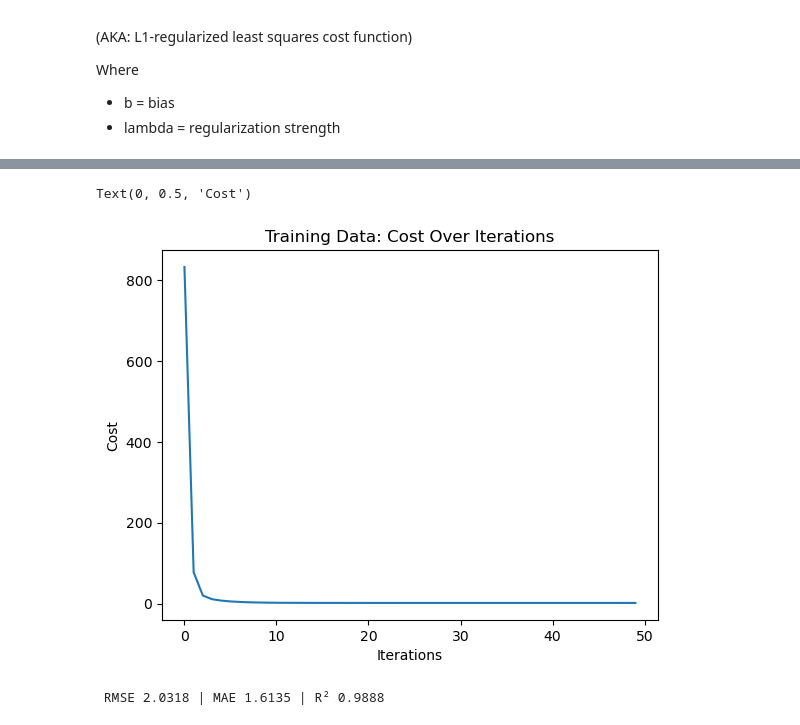
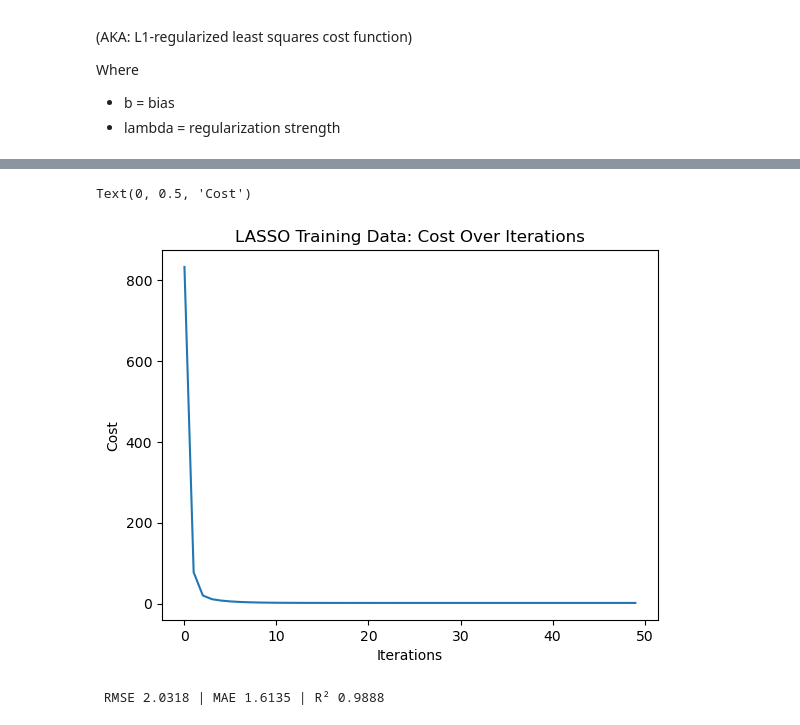
Before and after one commit to jebrown0/gradient_descent_scratch_p_project0, a Jupyter notebook: notebooks/multi_g_d_main.ipynb, the cells around one changed output, grey strips where cells are left out. Drawn from its saved outputs; the diff is of its cells as text; code cells hidden in the pictures.

```diff
--- a/notebooks/multi_g_d_main.ipynb
+++ b/notebooks/multi_g_d_main.ipynb
@@ -337,14 +389,14 @@ Conversion of Data to Numpy Arrays of Training
 train_feature_data = train_sp_df_clean[feature_columns]
 train_target_data = train_sp_df_clean['performance_index']
 
-X_train = train_feature_data.to_numpy()
-y_train = train_target_data.to_numpy()
+train_X = train_feature_data.to_numpy()
+train_y = train_target_data.to_numpy()
 
 
 
 test_feature_data = train_sp_df_clean[feature_columns]
 test_target_data = train_sp_df_clean['performance_index']
 
-X_test = test_feature_data.to_numpy()
-y_test = test_target_data.to_numpy()
+test_X = test_feature_data.to_numpy()
+test_y = test_target_data.to_numpy()
 # %%
@@ -445,15 +489,15 @@ Where
 # %%
 # In order to implement LASSO Regression from scratch, I will be creating a new function that is specifically designed around the advancement.
 
-def lasso_batch_gradient_descent(X, y, learning_rate=0.01, b_init=0.0, lambda_=0.1, iterations=1000):
+def lasso_g_d_func(X, y, learning_rate=0.01, b_init=0.0, lambda_=0.1, iterations=1000):
     n_samples, n_features = X.shape
     w = np.random.randn(n_features) * .000005
     cost_history = []
     b = b_init
 
     for i_1 in range(iterations):
-        y_pred = X.dot(w) + b
-        residual = y - y_pred
+        y_hat = X.dot(w) + b
+        residual = y - y_hat
 
         # Gradients
         dw = (-1/n_samples) * X.T.dot(residual) + lambda_ * np.sign(w)
@@ -475,9 +519,8 @@ def lasso_batch_gradient_descent(X, y, learning_rate=0.01, b_init=0.0, lambda_=0
     print("Final Bias:", b)
     print("Final Cost:", cost)
 
-    return w, b, cost_history
+    return b, w, cost_history
 # %%
 # Calling lasso_batch_gradient_descent with training data
-training_w_lasso, training_b_lasso, training_cost_history_lasso = lasso_batch_gradient_descent(
-    X_train, y_train, learning_rate=0.999999999, b_init=19.2, lambda_=.00000000095, iterations=50)
+lasso_train_b, lasso_train_w, lasso_train_cost_history = lasso_g_d_func(train_X, train_y, learning_rate=0.999999999, b_init=19.2, lambda_=.00000000095, iterations=50)
 # %% [output]
@@ -500,9 +553,9 @@ Final Cost: 2.0640273431168024
 # %%
-sns.lineplot(training_cost_history_lasso)
-plt.title('Training Data: Cost Over Iterations')
+sns.lineplot(lasso_train_cost_history)
+plt.title('LASSO Training Data: Cost Over Iterations')
 plt.xlabel('Iterations')
 plt.ylabel('Cost')
 # %% [output]
 Text(0, 0.5, 'Cost')
-[figure, old version]
+[figure, new version]
 # %%
```
Also changed, not shown: parts of 43 cells of this notebook, 4 other files.
